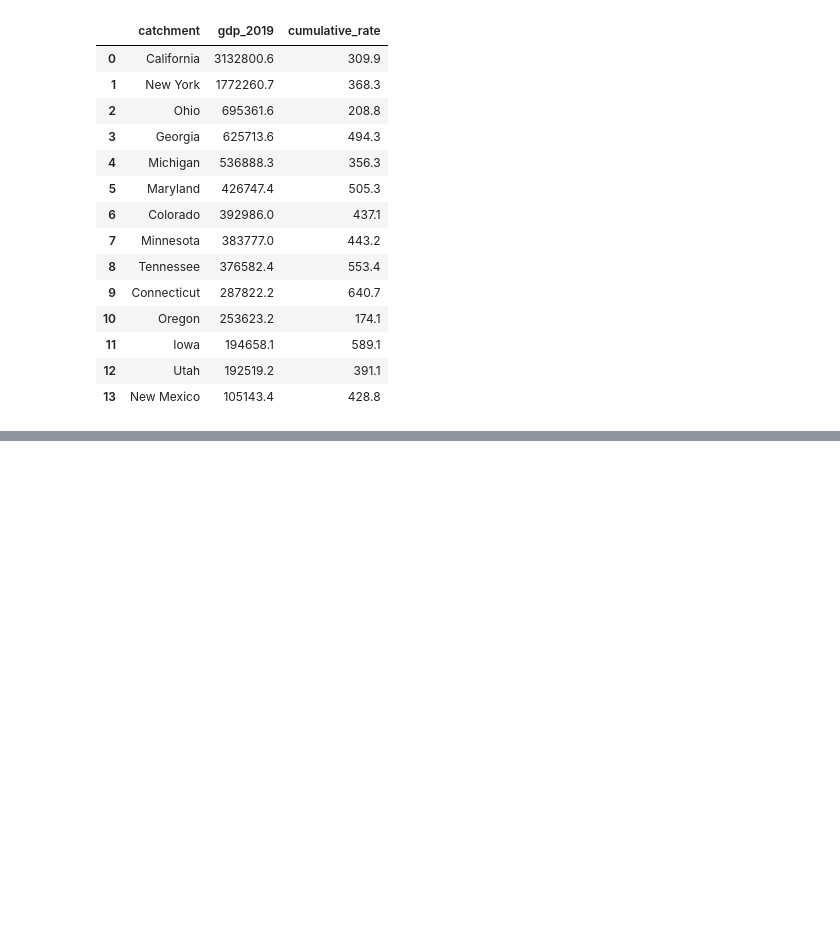
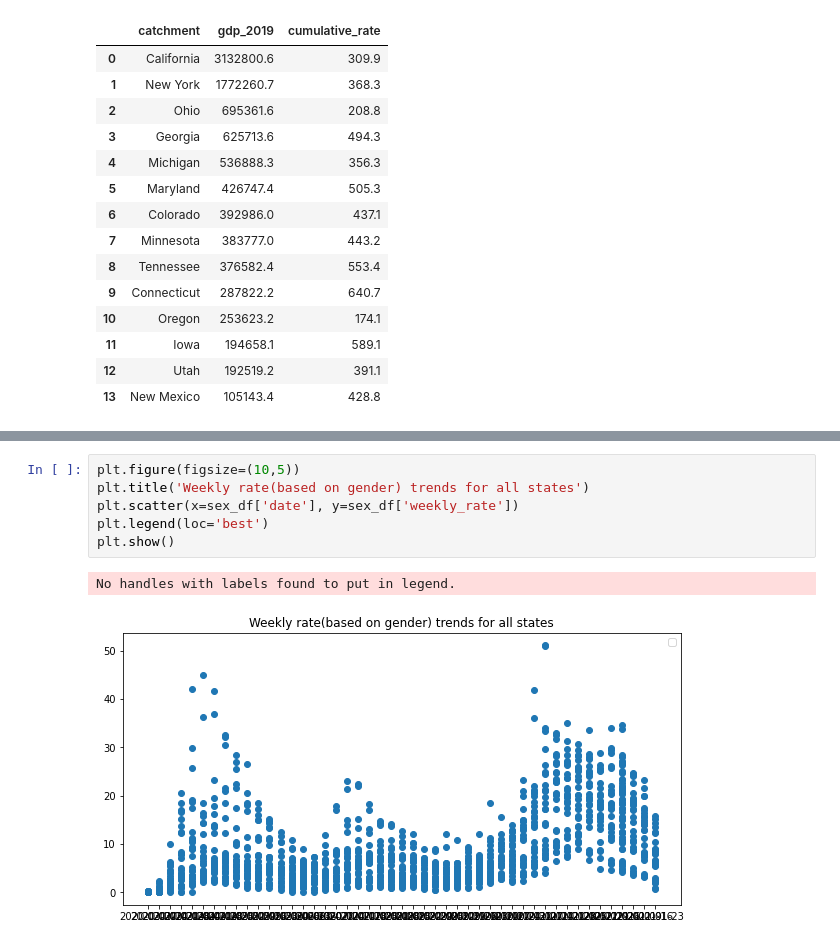
Before and after one commit to yixin0829/covid-data-gig, a Jupyter notebook: Ron's Notebook.ipynb, the cells around one changed output, grey strips where cells are left out. Cells and saved outputs as stored; diff of their text form; blank space fills up the shorter version.

```diff
--- a/Ron's Notebook.ipynb
+++ b/Ron's Notebook.ipynb
@@ -477,0 +476,9 @@ Text(0.5, 1.0, 'Correlation Between GDP and Cumulative Hospitalization Rate')
+# %%
+plt.figure(figsize=(10,5))
+plt.title('Weekly rate(based on gender) trends for all states')
+plt.scatter(x=sex_df['date'], y=sex_df['weekly_rate'])
+plt.legend(loc='best')
+plt.show()
+# %% [output]
+No handles with labels found to put in legend.
+[figure, added]
```
Also changed, not shown: parts of 4 cells of this notebook, 1 other file.
